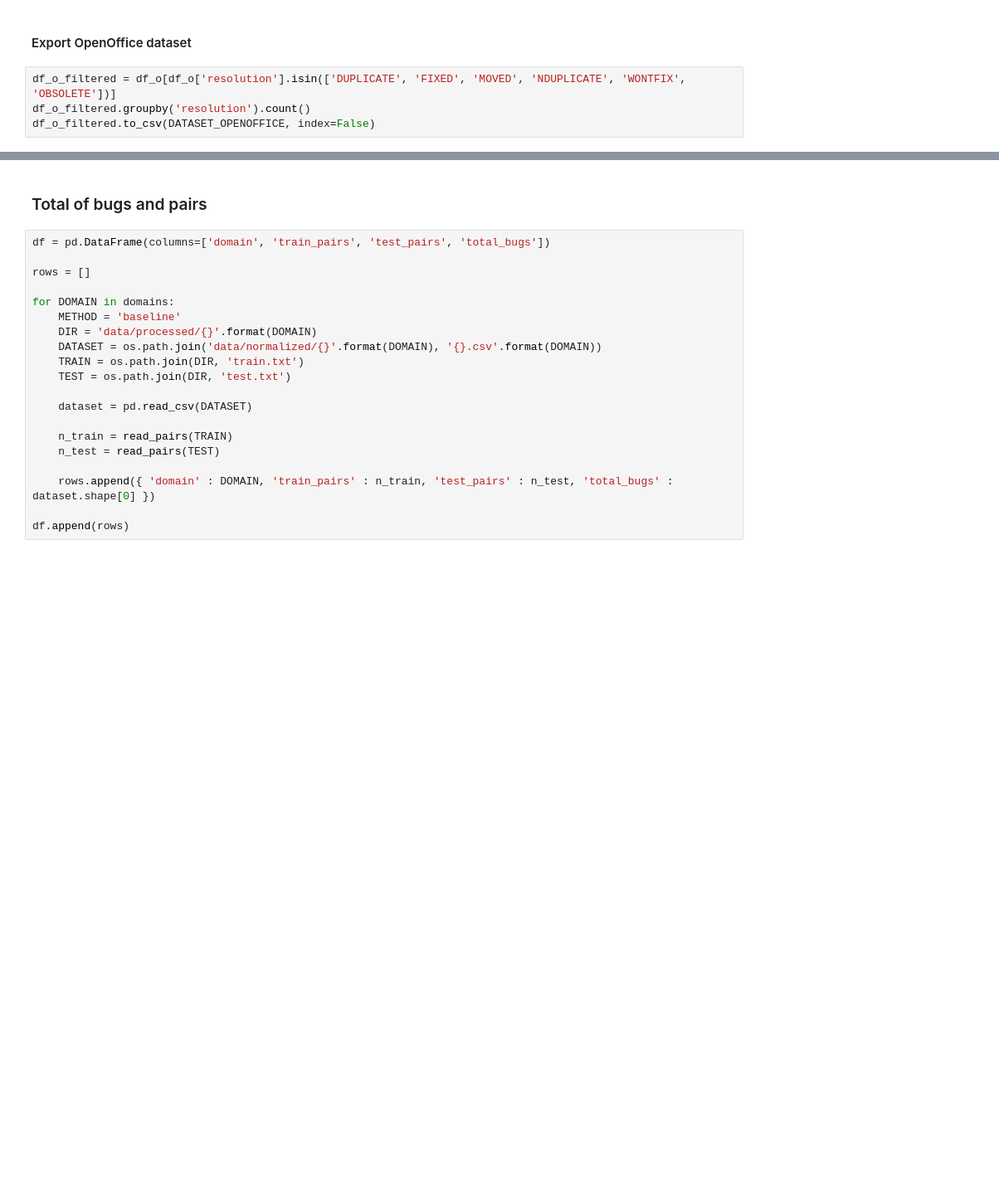
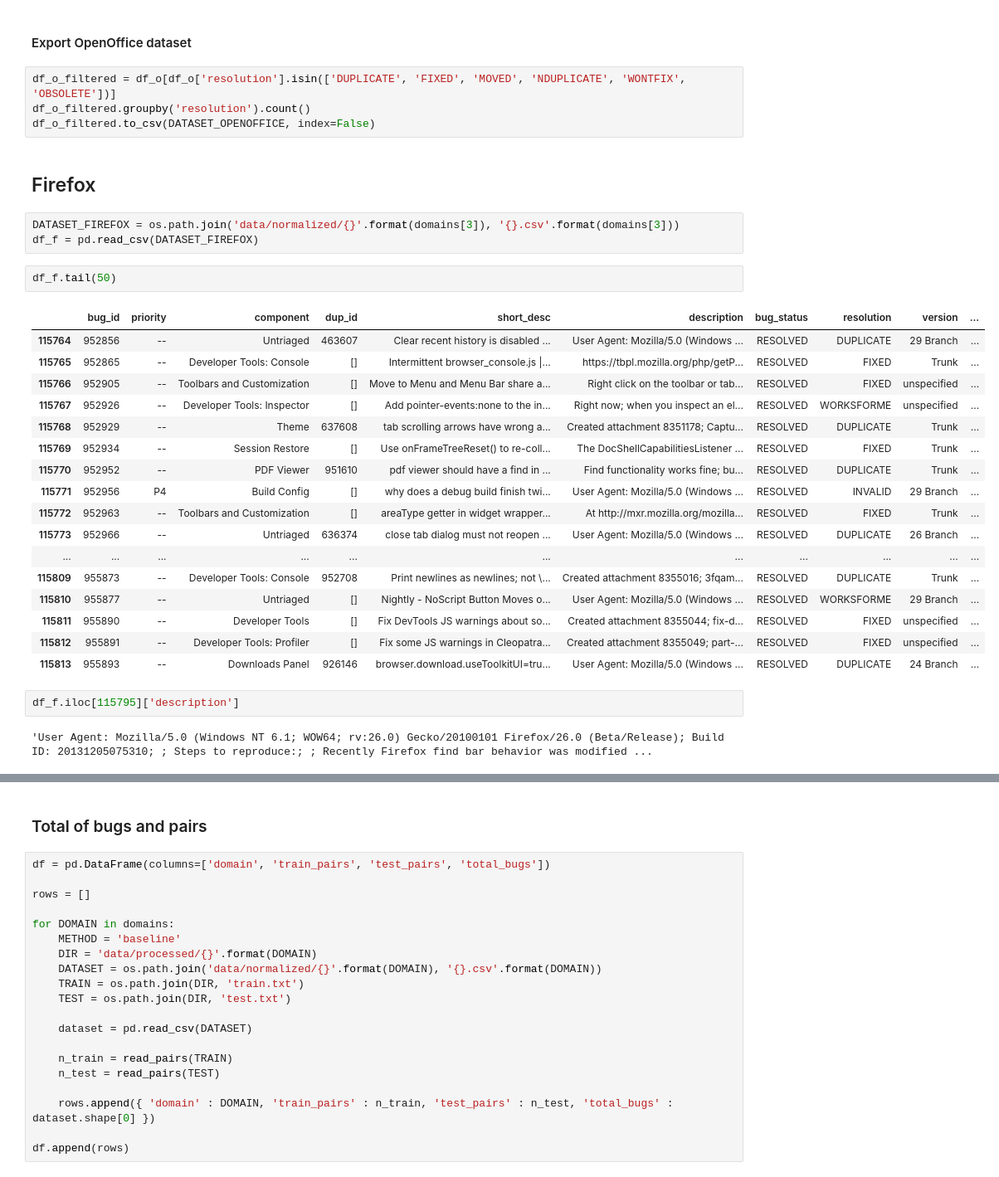
Before and after one commit to thiagomarquesrocha/siameseQAT, a Jupyter notebook: dataset_statistics.ipynb, the cells around one changed output, grey strips where cells are left out. Shown at 83% size. Cells and saved outputs as stored; diff of their text form; blank space fills up the shorter version.

```diff
--- a/dataset_statistics.ipynb
+++ b/dataset_statistics.ipynb
@@ -246,3 +273,32 @@ Total issues no title: 0 (0%)
 df_o_filtered = df_o[df_o['resolution'].isin(['DUPLICATE', 'FIXED', 'MOVED', 'NDUPLICATE', 'WONTFIX', 'OBSOLETE'])]
 df_o_filtered.groupby('resolution').count()
 df_o_filtered.to_csv(DATASET_OPENOFFICE, index=False)
+# %% [markdown]
+## Firefox
+# %%
+DATASET_FIREFOX = os.path.join('data/normalized/{}'.format(domains[3]), '{}.csv'.format(domains[3]))
+df_f = pd.read_csv(DATASET_FIREFOX)
+# %%
+df_f.tail(50)
+# %% [output]
+|  | bug_id | priority | component | dup_id | short_desc | description | bug_status | resolution | version | ... |
+| 115764 | 952856 | -- | Untriaged | 463607 | Clear recent history is disabled ... | User Agent: Mozilla/5.0 (Windows ... | RESOLVED | DUPLICATE | 29 Branch | ... |
+| 115765 | 952865 | -- | Developer Tools: Console | [] | Intermittent browser_console.js |... | https://tbpl.mozilla.org/php/getP... | RESOLVED | FIXED | Trunk | ... |
+| 115766 | 952905 | -- | Toolbars and Customization | [] | Move to Menu and Menu Bar share a... | Right click on the toolbar or tab... | RESOLVED | FIXED | unspecified | ... |
+| 115767 | 952926 | -- | Developer Tools: Inspector | [] | Add pointer-events:none to the in... | Right now; when you inspect an el... | RESOLVED | WORKSFORME | unspecified | ... |
+| 115768 | 952929 | -- | Theme | 637608 | tab scrolling arrows have wrong a... | Created attachment 8351178; Captu... | RESOLVED | DUPLICATE | Trunk | ... |
+| 115769 | 952934 | -- | Session Restore | [] | Use onFrameTreeReset() to re-coll... | The DocShellCapabilitiesListener ... | RESOLVED | FIXED | Trunk | ... |
+| 115770 | 952952 | -- | PDF Viewer | 951610 | pdf viewer should have a find in ... | Find functionality works fine; bu... | RESOLVED | DUPLICATE | Trunk | ... |
+| 115771 | 952956 | P4 | Build Config | [] | why does a debug build finish twi... | User Agent: Mozilla/5.0 (Windows ... | RESOLVED | INVALID | 29 Branch | ... |
+| 115772 | 952963 | -- | Toolbars and Customization | [] | areaType getter in widget wrapper... | At http://mxr.mozilla.org/mozilla... | RESOLVED | FIXED | Trunk | ... |
+| 115773 | 952966 | -- | Untriaged | 636374 | close tab dialog must not reopen ... | User Agent: Mozilla/5.0 (Windows ... | RESOLVED | DUPLICATE | 26 Branch | ... |
+| ... | ... | ... | ... | ... | ... | ... | ... | ... | ... | ... |
+| 115809 | 955873 | -- | Developer Tools: Console | 952708 | Print newlines as newlines; not \... | Created attachment 8355016; 3fqam... | RESOLVED | DUPLICATE | Trunk | ... |
+| 115810 | 955877 | -- | Untriaged | [] | Nightly - NoScript Button Moves o... | User Agent: Mozilla/5.0 (Windows ... | RESOLVED | WORKSFORME | 29 Branch | ... |
+| 115811 | 955890 | -- | Developer Tools | [] | Fix DevTools JS warnings about so... | Created attachment 8355044; fix-d... | RESOLVED | FIXED | unspecified | ... |
+| 115812 | 955891 | -- | Developer Tools: Profiler | [] | Fix some JS warnings in Cleopatra... | Created attachment 8355049; part-... | RESOLVED | FIXED | unspecified | ... |
+| 115813 | 955893 | -- | Downloads Panel | 926146 | browser.download.useToolkitUI=tru... | User Agent: Mozilla/5.0 (Windows ... | RESOLVED | DUPLICATE | 24 Branch | ... |
+# %%
+df_f.iloc[115795]['description']
+# %% [output]
+'User Agent: Mozilla/5.0 (Windows NT 6.1; WOW64; rv:26.0) Gecko/20100101 Firefox/26.0 (Beta/Release); Build ID: 20131205075310; ; Steps to reproduce:; ; Recently Firefox find bar behavior was modified ...
```
Also changed, not shown: parts of 20 cells of this notebook, 17 other files.
